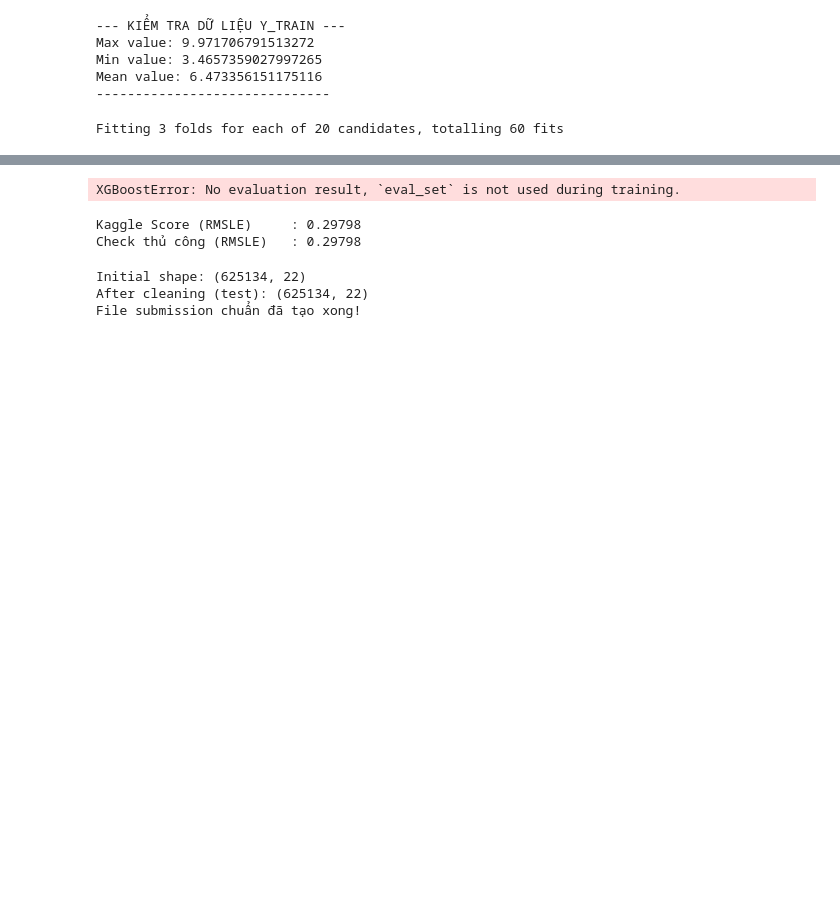
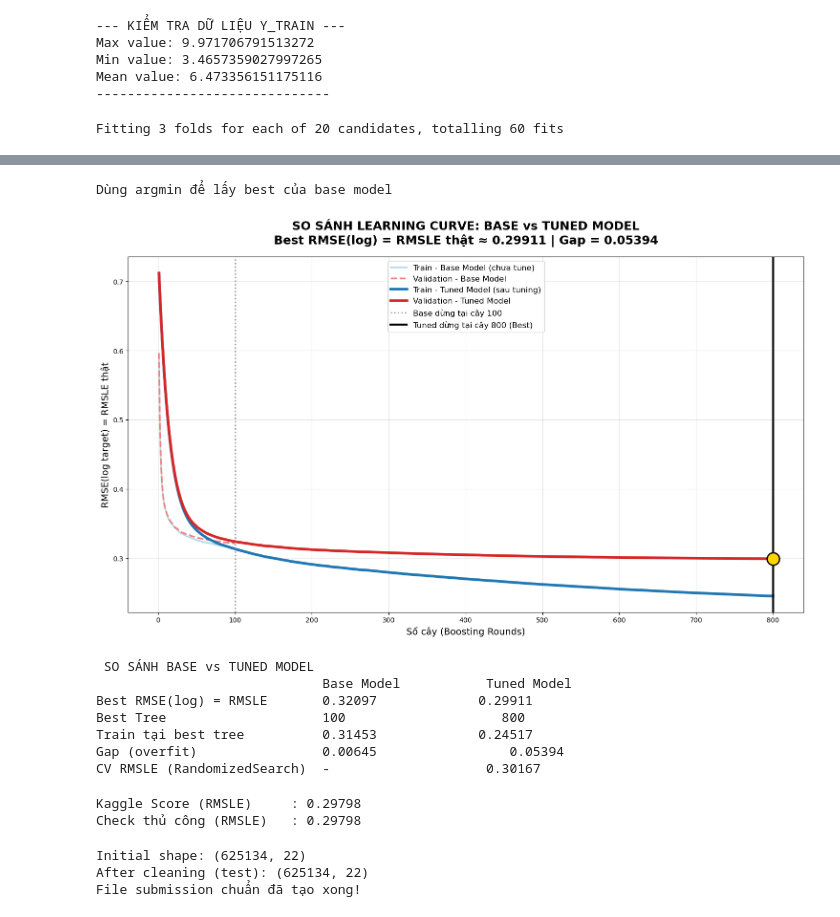
Before and after one commit to khangbkk23/TaxiDurationInNYCPrediction, a Jupyter notebook: notebooks/pipeline.ipynb, the cells around one changed output, grey strips where cells are left out. Saved outputs shown, nothing was run; the diff lists cells and outputs as text; code cells hidden in the pictures; blank space fills up the shorter version.

```diff
--- a/notebooks/pipeline.ipynb
+++ b/notebooks/pipeline.ipynb
@@ -531,0 +549,19 @@ Fitting 3 folds for each of 20 candidates, totalling 60 fits
+# %%
+print("Best parameters:", search.best_params_)
+print("Best CV score (RMSE):", -search.best_score_)
+
+best_params = search.best_params_
+best_model = XGBRegressor(
+    **best_params,
+    objective='reg:squarederror',
+    tree_method='hist',
+    random_state=42,
+    eval_metric='rmse',
+    n_jobs=-1
+)
+
+best_model.fit(
+    X_train, y_train,
+    eval_set=[(X_train, y_train), (X_val, y_val)],
+    verbose=False
+)
@@ -535,22 +585,27 @@ import numpy as np
 
 results_tuned = best_model.evals_result()
 
-results_base = xgb.evals_result()
+results_base = xgb_base.evals_result()
+
+# Base model
 train_rmse = results_base['validation_0']['rmse']
 val_rmse   = results_base['validation_1']['rmse']
 
+# Tuned model
 train_rmse_tuned = results_tuned['validation_0']['rmse']
 val_rmse_tuned   = results_tuned['validation_1']['rmse']
-best_iter_tuned = best_model.best_iteration + 1
-best_val_tuned  = val_rmse_tuned[best_model.best_iteration]
-gap_tuned       = best_val_tuned - train_rmse_tuned[best_model.best_iteration]
+
+best_idx_tuned = np.argmin(val_rmse_tuned)
+best_iter_tuned = best_idx_tuned + 1
+best_val_tuned  = val_rmse_tuned[best_idx_tuned]
+gap_tuned       = best_val_tuned - train_rmse_tuned[best_idx_tuned]
 
 try:
-    base_best_iter = xgb.best_iteration + 1
-    base_val_best  = val_rmse[xgb.best_iteration]
-    base_train_best = train_rmse[xgb.best_iteration]
+    base_best_iter = xgb_base.best_iteration + 1
+    base_val_best  = val_rmse[xgb_base.best_iteration]
+    base_train_best = train_rmse[xgb_base.best_iteration]
     base_gap = base_val_best - base_train_best
-    print("Lấy được thông tin base model từ xgb.best_iteration")
+    print("Lấy được thông tin base model từ xgb_base.best_iteration")
 except:
     base_best_idx = np.argmin(val_rmse)
     base_best_iter = base_best_idx + 1
@@ -563,42 +618,52 @@ except:
 plt.figure(figsize=(15, 9))
 
 # Base model
 x_base = range(1, len(train_rmse) + 1)
 plt.plot(x_base, train_rmse, label='Train - Base Model (chưa tune)', color='lightblue', linewidth=2.5, alpha=0.9)
 plt.plot(x_base, val_rmse,   label='Validation - Base Model', color='lightcoral', linewidth=2.5, linestyle='--')
 
 # Tuned model
 x_tuned = range(1, len(train_rmse_tuned) + 1)
 plt.plot(x_tuned, train_rmse_tuned, label='Train - Tuned Model (sau tuning)', color='#1f77b4', linewidth=4)
 plt.plot(x_tuned, val_rmse_tuned,   label='Validation - Tuned Model', color='#d62728', linewidth=4)
 
 # Đánh dấu điểm tốt nhất
 plt.axvline(base_best_iter, color='gray', linestyle=':', linewidth=2, alpha=0.8,
             label=f'Base dừng tại cây {base_best_iter}')
 plt.axvline(best_iter_tuned, color='black', linestyle='-', linewidth=3,
             label=f'Tuned dừng tại cây {best_iter_tuned} (Best)')
 plt.scatter(best_iter_tuned, best_val_tuned, color='gold', s=350, zorder=10, edgecolors='black', linewidth=2)
 
-plt.title('SO SÁNH LEARNING CURVE: BASE vs TUNED MODEL\n'
-          f'Tuned Model → Best Val RMSLE ≈ {best_val_tuned:.5f} (≈ 0.0428–0.0432 RMSLE thật) | Gap = {gap_tuned:.5f}',
-          fontsize=18, fontweight='bold', pad=20)
+plt.title(
+    'SO SÁNH LEARNING CURVE: BASE vs TUNED MODEL\n'
+    f'Best RMSE(log) = RMSLE thật ≈ {best_val_tuned:.5f} | Gap = {gap_tuned:.5f}',
+    fontsize=18, fontweight='bold', pad=20
+)
+
 plt.xlabel('Số cây (Boosting Rounds)', fontsize=14)
-plt.ylabel('RMSE trên log(target) ≈ RMSLE', fontsize=14)
+plt.ylabel('RMSE(log target) = RMSLE thật', fontsize=14)
 plt.legend(fontsize=12)
 plt.grid(True, alpha=0.3)
 plt.tight_layout()
 plt.show()
 
-print(" SO SÁNH BASE vs TUNED MODEL")
+print("\n SO SÁNH BASE vs TUNED MODEL")
 print(f"{'':<28} {'Base Model':<20} {'Tuned Model':<20}")
-print(f"{'Best Validation (RMSE log)':<28} {base_val_best:.5f}{'':>12} {best_val_tuned:.5f}")
-print(f"{'≈ RMSLE thật':<28} {'~0.055+':<20} {'~0.0428–0.0432':<20}")
+print(f"{'Best RMSE(log) = RMSLE':<28} {base_val_best:.5f}{'':>12} {best_val_tuned:.5f}")
 print(f"{'Best Tree':<28} {base_best_iter}{'':>19} {best_iter_tuned}")
-print(f"{'Train tại best tree':<28} {base_train_best:.5f}{'':>12} {train_rmse_tuned[best_model.best_iteration]:.5f}")
+print(f"{'Train tại best tree':<28} {base_train_best:.5f}{'':>12} {train_rmse_tuned[best_idx_tuned]:.5f}")
 print(f"{'Gap (overfit)':<28} {base_gap:.5f}{'':>16} {gap_tuned:.5f}")
 print(f"{'CV RMSLE (RandomizedSearch)':<28} {'-':<20} {-search.best_score_:.5f}")
 # %% [output]
-XGBoostError: No evaluation result, `eval_set` is not used during training.
+Dùng argmin để lấy best của base model
+[figure, added]
+ SO SÁNH BASE vs TUNED MODEL
+                             Base Model           Tuned Model
+Best RMSE(log) = RMSLE       0.32097             0.29911
+Best Tree                    100                    800
+Train tại best tree          0.31453             0.24517
+Gap (overfit)                0.00645                 0.05394
+CV RMSLE (RandomizedSearch)  -                    0.30167
 # %%
 from sklearn.metrics import root_mean_squared_error
 
```
Also changed, not shown: parts of 5 cells of this notebook, 1 other file.
